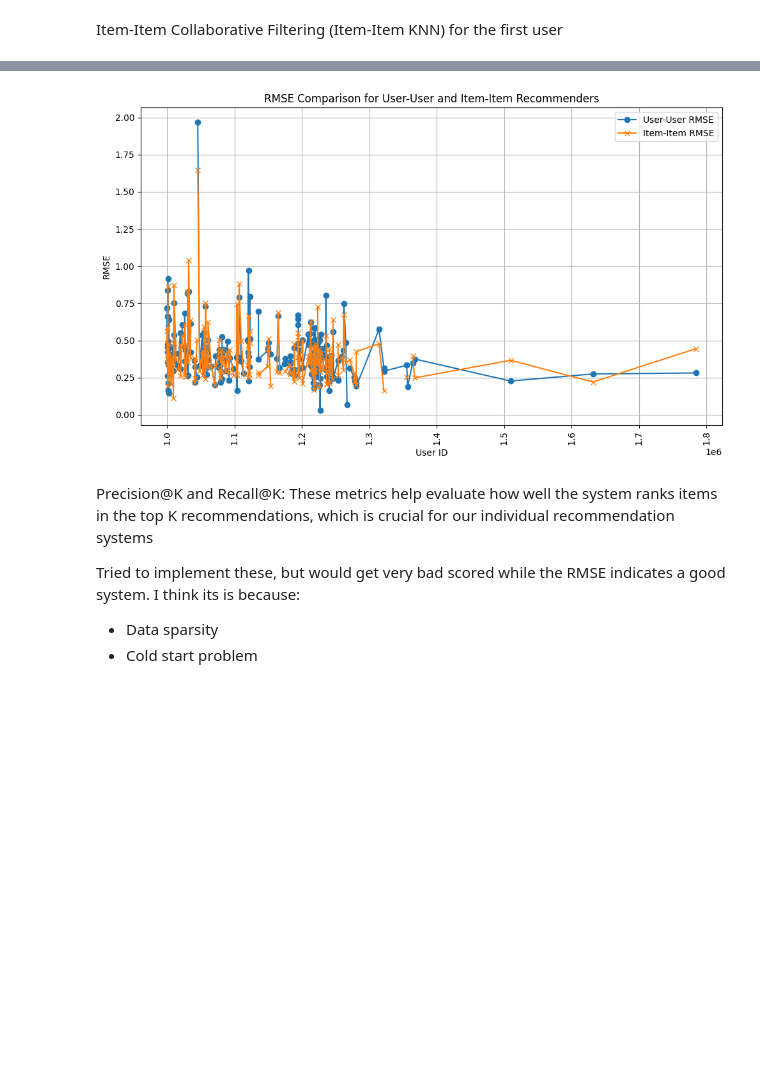
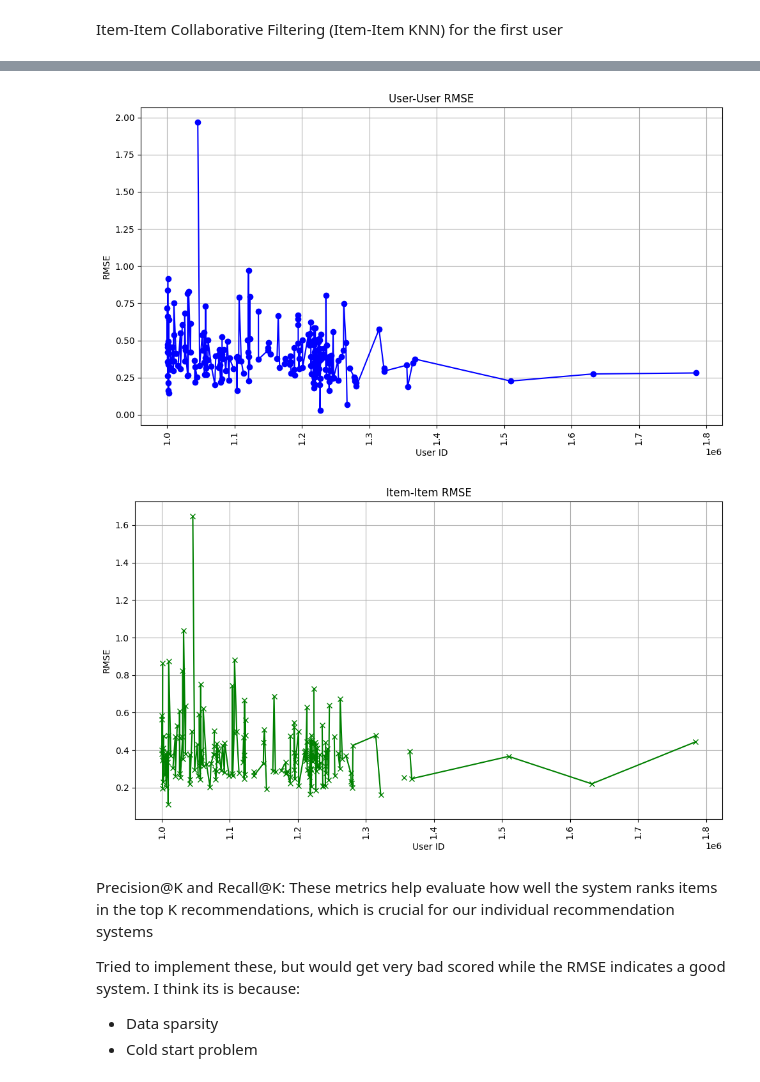
Before and after one commit to irrrrrrrrr/MAISE_RecSys_Group8_Ass, a Jupyter notebook: lab_code.ipynb, the cells around one changed output, grey strips where cells are left out. Cells and saved outputs as stored; diff of their text form; code cells hidden in the pictures; blank space fills up the shorter version.

Commit message:
two plots now for rmse

```diff
--- a/lab_code.ipynb
+++ b/lab_code.ipynb
@@ -273,7 +257,7 @@ import matplotlib.pyplot as plt
 
 # Select users who have ratings in the test set
 users_ratings_test = ratings_df_cleaned_test.groupby('user').count()
-selected_users = users_ratings_test[users_ratings_test['rating'] > 1].index.tolist()  # Users with more than 10 ratings
+selected_users = users_ratings_test[users_ratings_test['rating'] > 10].index.tolist()  # Users with more than 10 ratings
 
 # Initialize lists to store RMSE values
 rmse_useruser_list = []
@@ -294,39 +278,49 @@ for selected_user in selected_users:
         rmse_useruser = np.nan  # In case no predictions were found for this user
 
     # Get predictions from Item-Item model
     predicted_itemitem = recsys_item.recommend(selected_user, 1000)
     merged_itemitem = pd.merge(actual_ratings, predicted_itemitem, on='item', how='inner')
 
     if len(merged_itemitem) > 0:
         rmse_itemitem = np.sqrt(mean_squared_error(merged_itemitem['rating'], merged_itemitem['score']))
     else:
         rmse_itemitem = np.nan  # In case no predictions were found for this user
 
     # Store the RMSE values
     rmse_useruser_list.append(rmse_useruser)
     rmse_itemitem_list.append(rmse_itemitem)
 
 # Convert the lists to DataFrames
 rmse_df = pd.DataFrame({
     'user': selected_users,
     'rmse_useruser': rmse_useruser_list,
     'rmse_itemitem': rmse_itemitem_list
 })
 
-# Plot the RMSE values for User-User and Item-Item models
+# Plot for User-User RMSE
 plt.figure(figsize=(10, 6))
-plt.plot(rmse_df['user'], rmse_df['rmse_useruser'], label='User-User RMSE', marker='o')
-plt.plot(rmse_df['user'], rmse_df['rmse_itemitem'], label='Item-Item RMSE', marker='x')
+plt.plot(rmse_df['user'], rmse_df['rmse_useruser'], label='User-User RMSE', marker='o', color='blue')
 plt.xlabel('User ID')
 plt.ylabel('RMSE')
-plt.title('RMSE Comparison for User-User and Item-Item Recommenders')
-plt.legend()
+plt.title('User-User RMSE')
 plt.xticks(rotation=90)
 plt.grid(True)
 plt.tight_layout()
 plt.show()
+
+# Plot for Item-Item RMSE
+plt.figure(figsize=(10, 6))
+plt.plot(rmse_df['user'], rmse_df['rmse_itemitem'], label='Item-Item RMSE', marker='x', color='green')
+plt.xlabel('User ID')
+plt.ylabel('RMSE')
+plt.title('Item-Item RMSE')
+plt.xticks(rotation=90)
+plt.grid(True)
+plt.tight_layout()
+plt.show()
 # %% [output]
-[figure, old version]
+[figure, new version]
+[figure, added]
 # %% [markdown]
 Precision@K and Recall@K:
 These metrics help evaluate how well the system ranks items in the top K recommendations, which is crucial for our individual recommendation systems
```
Also changed, not shown: parts of 12 cells of this notebook.
